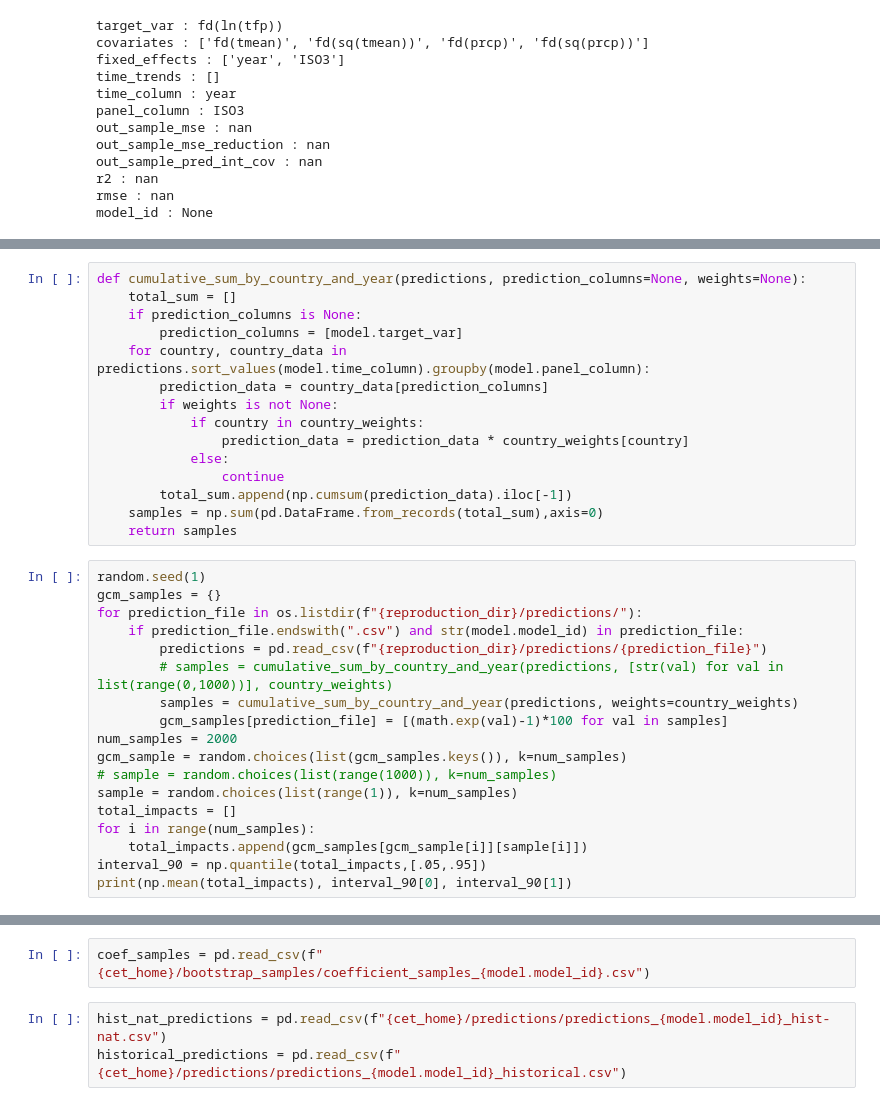
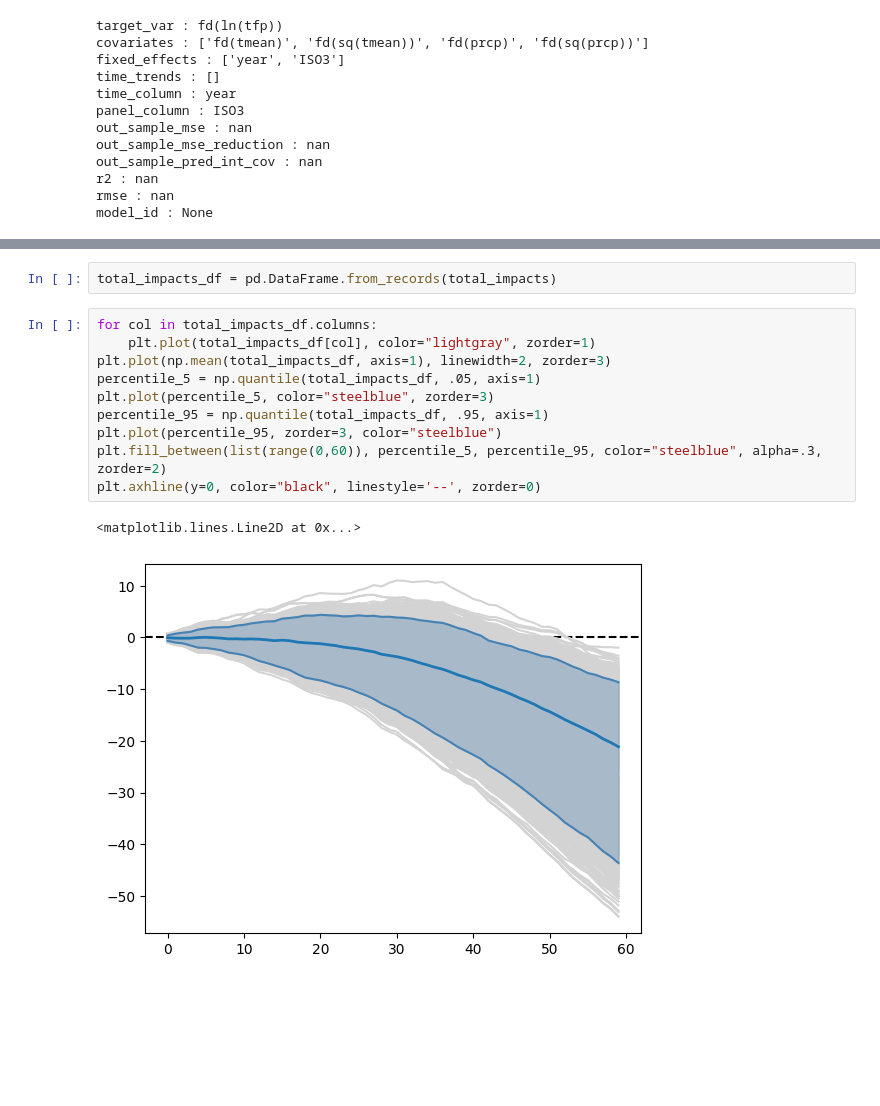
Before and after one commit to greenguy33/climate_econometrics_toolkit, a Jupyter notebook: notebooks/ortiz-bobea-reproduction.ipynb, the cells around one changed output, grey strips where cells are left out. Drawn from its saved outputs; the diff is of its cells as text; blank space fills up the shorter version.

Commit message:
ortizbobea figure

```diff
--- a/notebooks/ortiz-bobea-reproduction.ipynb
+++ b/notebooks/ortiz-bobea-reproduction.ipynb
@@ -339,33 +92,0 @@ for country, val in country_weights.items():
-# %%
-def cumulative_sum_by_country_and_year(predictions, prediction_columns=None, weights=None):
-    total_sum = []
-    if prediction_columns is None:
-        prediction_columns = [model.target_var]
-    for country, country_data in predictions.sort_values(model.time_column).groupby(model.panel_column):
-        prediction_data = country_data[prediction_columns]
-        if weights is not None:
-            if country in country_weights:
-                prediction_data = prediction_data * country_weights[country]
-            else:
-                continue
-        total_sum.append(np.cumsum(prediction_data).iloc[-1])
-    samples = np.sum(pd.DataFrame.from_records(total_sum),axis=0)
-    return samples
-# %%
-random.seed(1)
-gcm_samples = {}
-for prediction_file in os.listdir(f"{reproduction_dir}/predictions/"):
-    if prediction_file.endswith(".csv") and str(model.model_id) in prediction_file:
-        predictions = pd.read_csv(f"{reproduction_dir}/predictions/{prediction_file}")
-        # samples = cumulative_sum_by_country_and_year(predictions, [str(val) for val in list(range(0,1000))], country_weights)
-        samples = cumulative_sum_by_country_and_year(predictions, weights=country_weights)
-        gcm_samples[prediction_file] = [(math.exp(val)-1)*100 for val in samples]
-num_samples = 2000
-gcm_sample = random.choices(list(gcm_samples.keys()), k=num_samples)
-# sample = random.choices(list(range(1000)), k=num_samples)
-sample = random.choices(list(range(1)), k=num_samples)
-total_impacts = []
-for i in range(num_samples):
-    total_impacts.append(gcm_samples[gcm_sample[i]][sample[i]])
-interval_90 = np.quantile(total_impacts,[.05,.95])
-print(np.mean(total_impacts), interval_90[0], interval_90[1])
@@ -449,5 +152,15 @@ BCC 7616
-# %%
-coef_samples = pd.read_csv(f"{cet_home}/bootstrap_samples/coefficient_samples_{model.model_id}.csv")
-# %%
-hist_nat_predictions = pd.read_csv(f"{cet_home}/predictions/predictions_{model.model_id}_hist-nat.csv")
-historical_predictions = pd.read_csv(f"{cet_home}/predictions/predictions_{model.model_id}_historical.csv")
+# %%
+total_impacts_df = pd.DataFrame.from_records(total_impacts)
+# %%
+for col in total_impacts_df.columns:
+    plt.plot(total_impacts_df[col], color="lightgray", zorder=1)
+plt.plot(np.mean(total_impacts_df, axis=1), linewidth=2, zorder=3)
+percentile_5 = np.quantile(total_impacts_df, .05, axis=1)
+plt.plot(percentile_5, color="steelblue", zorder=3)
+percentile_95 = np.quantile(total_impacts_df, .95, axis=1)
+plt.plot(percentile_95, zorder=3, color="steelblue")
+plt.fill_between(list(range(0,60)), percentile_5, percentile_95, color="steelblue", alpha=.3, zorder=2)
+plt.axhline(y=0, color="black", linestyle='--', zorder=0)
+# %% [output]
+<matplotlib.lines.Line2D at 0x...>
+[figure, added]
```
Also changed, not shown: parts of 25 cells of this notebook, 1 other file.
